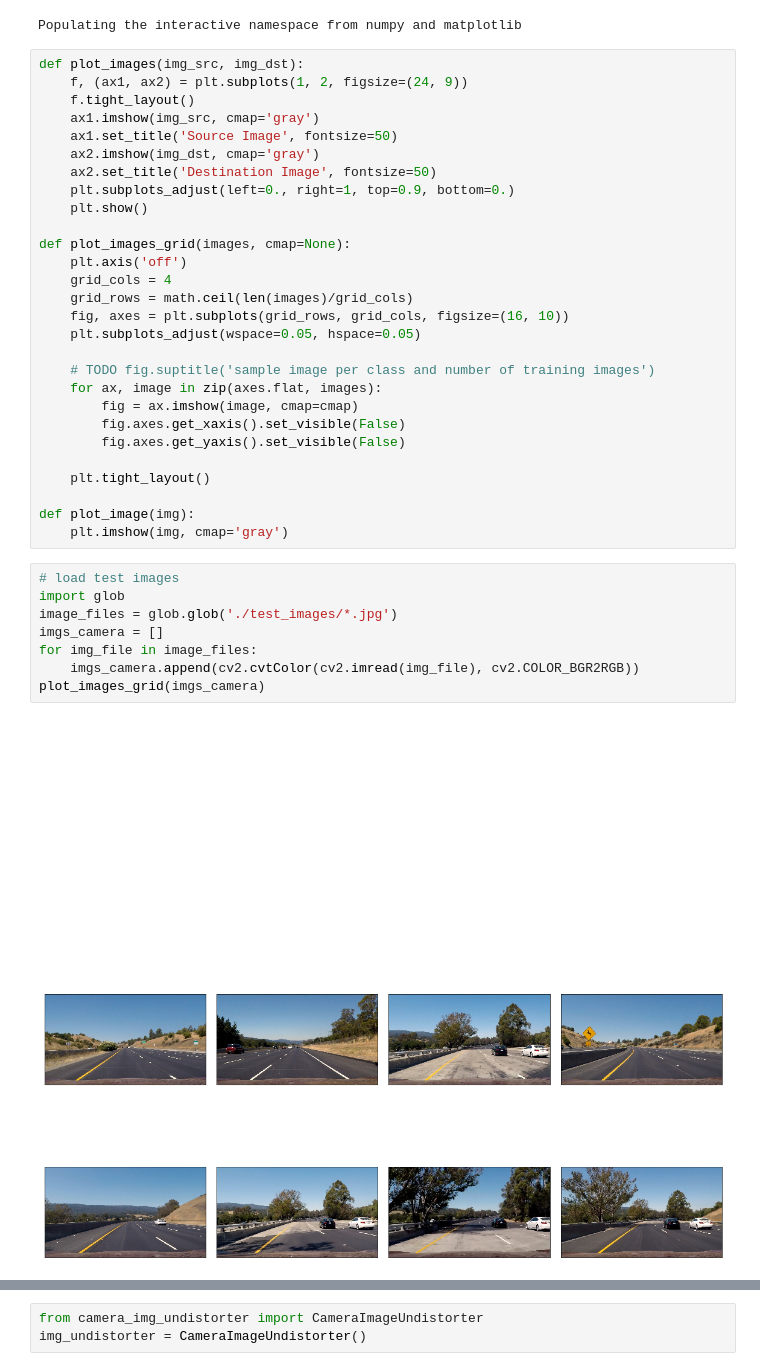
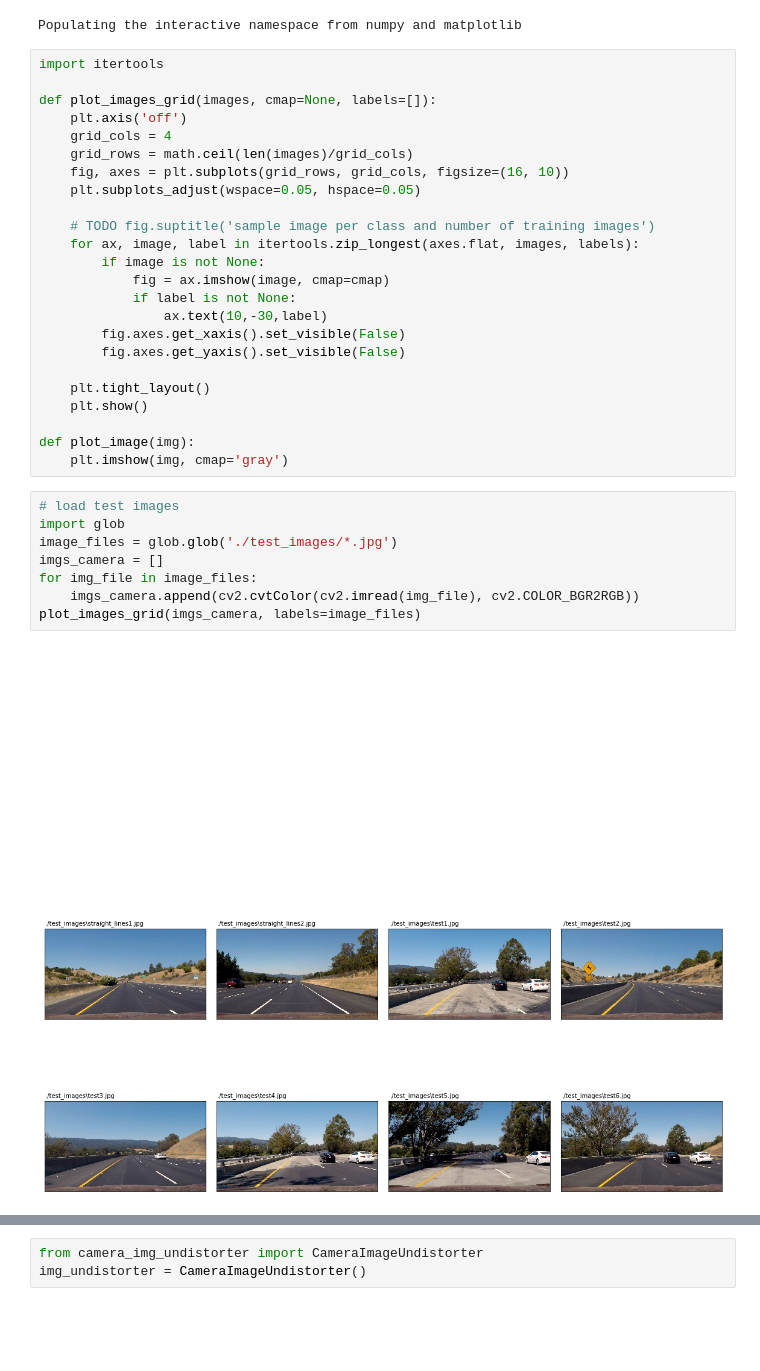
Before and after one commit to mastah43/CarND-Advanced-Lane-Lines, a Jupyter notebook: lane_finding.ipynb, the cells around one changed output, grey strips where cells are left out. Cells and saved outputs as stored; diff of their text form; blank space fills up the shorter version.

```diff
--- a/lane_finding.ipynb
+++ b/lane_finding.ipynb
@@ -13,17 +13,9 @@ import importlib
 # %% [output]
 Populating the interactive namespace from numpy and matplotlib
 # %%
-def plot_images(img_src, img_dst):
-    f, (ax1, ax2) = plt.subplots(1, 2, figsize=(24, 9))
-    f.tight_layout()
-    ax1.imshow(img_src, cmap='gray')
-    ax1.set_title('Source Image', fontsize=50)
-    ax2.imshow(img_dst, cmap='gray')
-    ax2.set_title('Destination Image', fontsize=50)
-    plt.subplots_adjust(left=0., right=1, top=0.9, bottom=0.)
-    plt.show()
+import itertools
 
-def plot_images_grid(images, cmap=None):
+def plot_images_grid(images, cmap=None, labels=[]):
     plt.axis('off')
     grid_cols = 4
     grid_rows = math.ceil(len(images)/grid_cols)
@@ -31,23 +23,27 @@ def plot_images_grid(images, cmap=None):
     plt.subplots_adjust(wspace=0.05, hspace=0.05)
 
     # TODO fig.suptitle('sample image per class and number of training images')
-    for ax, image in zip(axes.flat, images):
-        fig = ax.imshow(image, cmap=cmap)
+    for ax, image, label in itertools.zip_longest(axes.flat, images, labels):
+        if image is not None:
+            fig = ax.imshow(image, cmap=cmap)
+            if label is not None:
+                ax.text(10,-30,label)
         fig.axes.get_xaxis().set_visible(False)
         fig.axes.get_yaxis().set_visible(False)
 
     plt.tight_layout()
+    plt.show()
 
 def plot_image(img):
     plt.imshow(img, cmap='gray')
 # %%
 # load test images
 import glob
 image_files = glob.glob('./test_images/*.jpg')
 imgs_camera = []
 for img_file in image_files:
     imgs_camera.append(cv2.cvtColor(cv2.imread(img_file), cv2.COLOR_BGR2RGB))
-plot_images_grid(imgs_camera)
+plot_images_grid(imgs_camera, labels=image_files)
 # %% [output]
 [figure]
-[figure, old version]
+[figure, new version]
```
Also changed, not shown: parts of 15 cells of this notebook, 5 other files.
